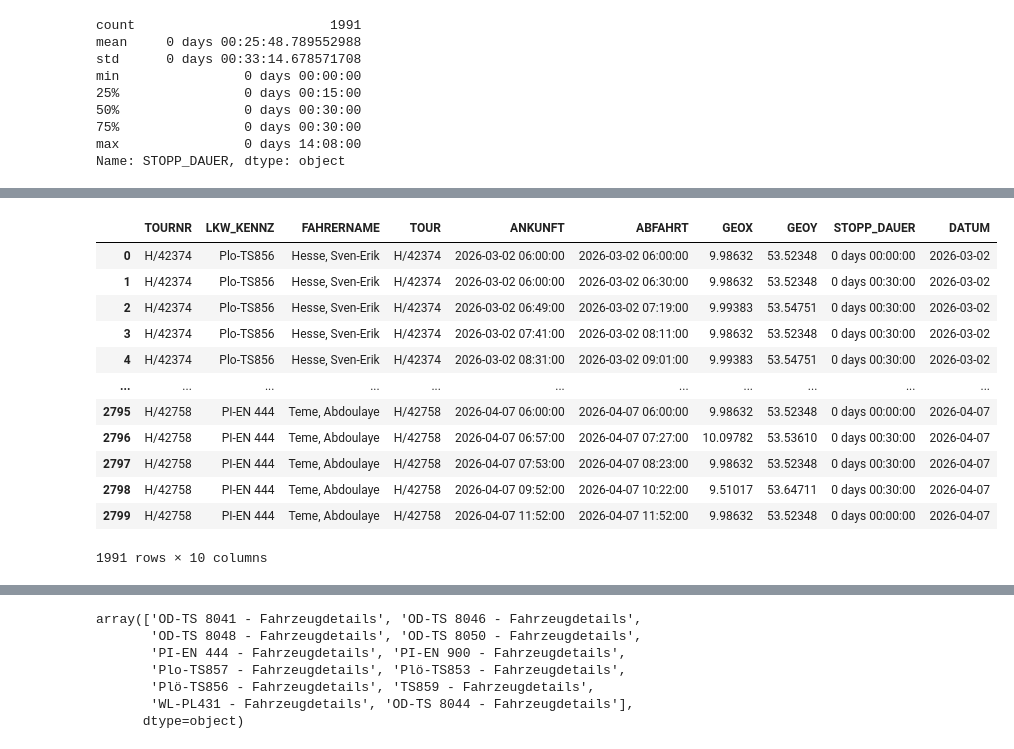
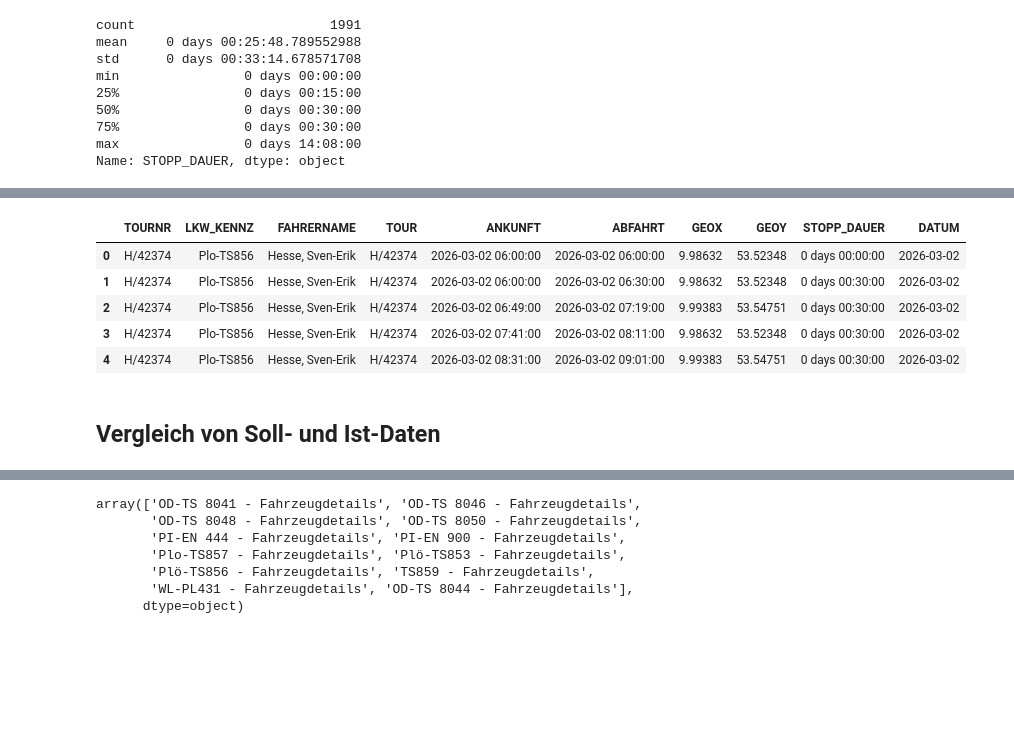
Before and after one commit to junguy01/transport_optimization, a Jupyter notebook: Application_neustes.ipynb, the cells around one changed output, grey strips where cells are left out. Cells and saved outputs as stored; diff of their text form; code cells hidden in the pictures; blank space fills up the shorter version.

```diff
--- a/Application_neustes.ipynb
+++ b/Application_neustes.ipynb
@@ -275,19 +302,14 @@ df_ist
 # %%
-df_soll
+df_soll.head()
 # %% [output]
 |  | TOURNR | LKW_KENNZ | FAHRERNAME | TOUR | ANKUNFT | ABFAHRT | GEOX | GEOY | STOPP_DAUER | DATUM |
 | 0 | H/42374 | Plo-TS856 | Hesse, Sven-Erik | H/42374 | 2026-03-02 06:00:00 | 2026-03-02 06:00:00 | 9.98632 | 53.52348 | 0 days 00:00:00 | 2026-03-02 |
 | 1 | H/42374 | Plo-TS856 | Hesse, Sven-Erik | H/42374 | 2026-03-02 06:00:00 | 2026-03-02 06:30:00 | 9.98632 | 53.52348 | 0 days 00:30:00 | 2026-03-02 |
 | 2 | H/42374 | Plo-TS856 | Hesse, Sven-Erik | H/42374 | 2026-03-02 06:49:00 | 2026-03-02 07:19:00 | 9.99383 | 53.54751 | 0 days 00:30:00 | 2026-03-02 |
 | 3 | H/42374 | Plo-TS856 | Hesse, Sven-Erik | H/42374 | 2026-03-02 07:41:00 | 2026-03-02 08:11:00 | 9.98632 | 53.52348 | 0 days 00:30:00 | 2026-03-02 |
 | 4 | H/42374 | Plo-TS856 | Hesse, Sven-Erik | H/42374 | 2026-03-02 08:31:00 | 2026-03-02 09:01:00 | 9.99383 | 53.54751 | 0 days 00:30:00 | 2026-03-02 |
-| ... | ... | ... | ... | ... | ... | ... | ... | ... | ... | ... |
-| 2795 | H/42758 | PI-EN 444 | Teme, Abdoulaye | H/42758 | 2026-04-07 06:00:00 | 2026-04-07 06:00:00 | 9.98632 | 53.52348 | 0 days 00:00:00 | 2026-04-07 |
-| 2796 | H/42758 | PI-EN 444 | Teme, Abdoulaye | H/42758 | 2026-04-07 06:57:00 | 2026-04-07 07:27:00 | 10.09782 | 53.53610 | 0 days 00:30:00 | 2026-04-07 |
-| 2797 | H/42758 | PI-EN 444 | Teme, Abdoulaye | H/42758 | 2026-04-07 07:53:00 | 2026-04-07 08:23:00 | 9.98632 | 53.52348 | 0 days 00:30:00 | 2026-04-07 |
-| 2798 | H/42758 | PI-EN 444 | Teme, Abdoulaye | H/42758 | 2026-04-07 09:52:00 | 2026-04-07 10:22:00 | 9.51017 | 53.64711 | 0 days 00:30:00 | 2026-04-07 |
-| 2799 | H/42758 | PI-EN 444 | Teme, Abdoulaye | H/42758 | 2026-04-07 11:52:00 | 2026-04-07 11:52:00 | 9.98632 | 53.52348 | 0 days 00:00:00 | 2026-04-07 |
-1991 rows × 10 columns
+# %% [markdown]
+## Vergleich von Soll- und Ist-Daten
 # %%
 df_ist.nunique()
 # %% [output]
```
Also changed, not shown: parts of 36 cells of this notebook, 1 other file.
